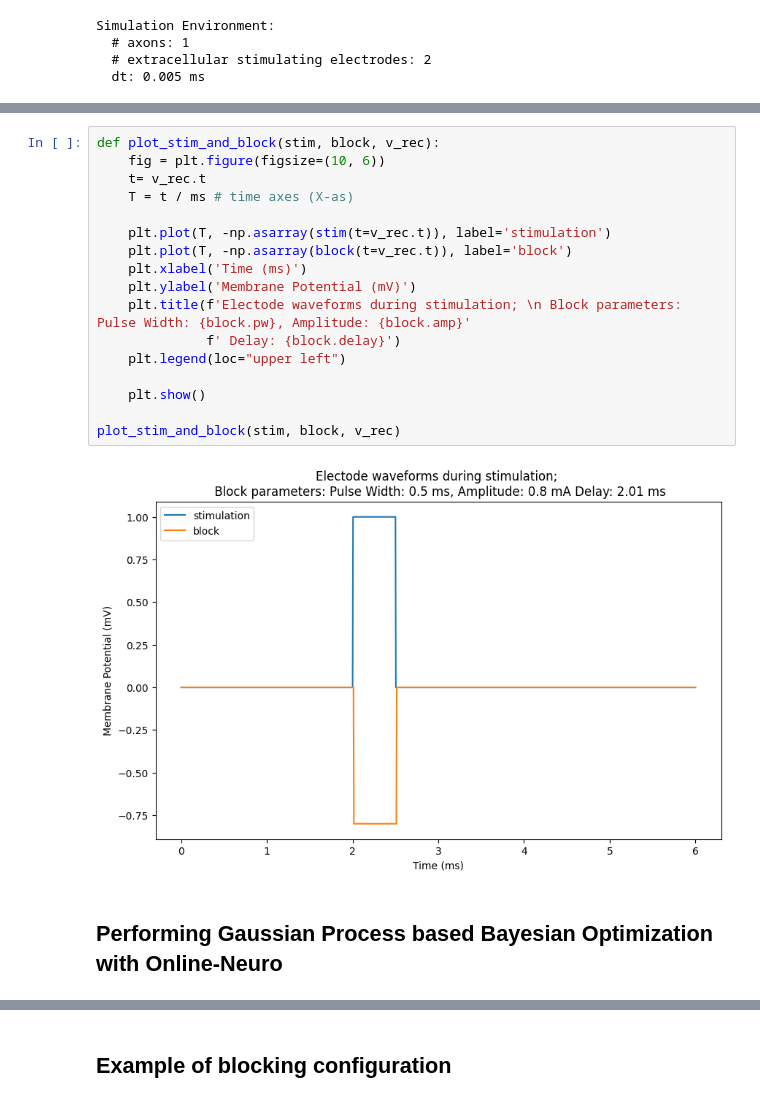
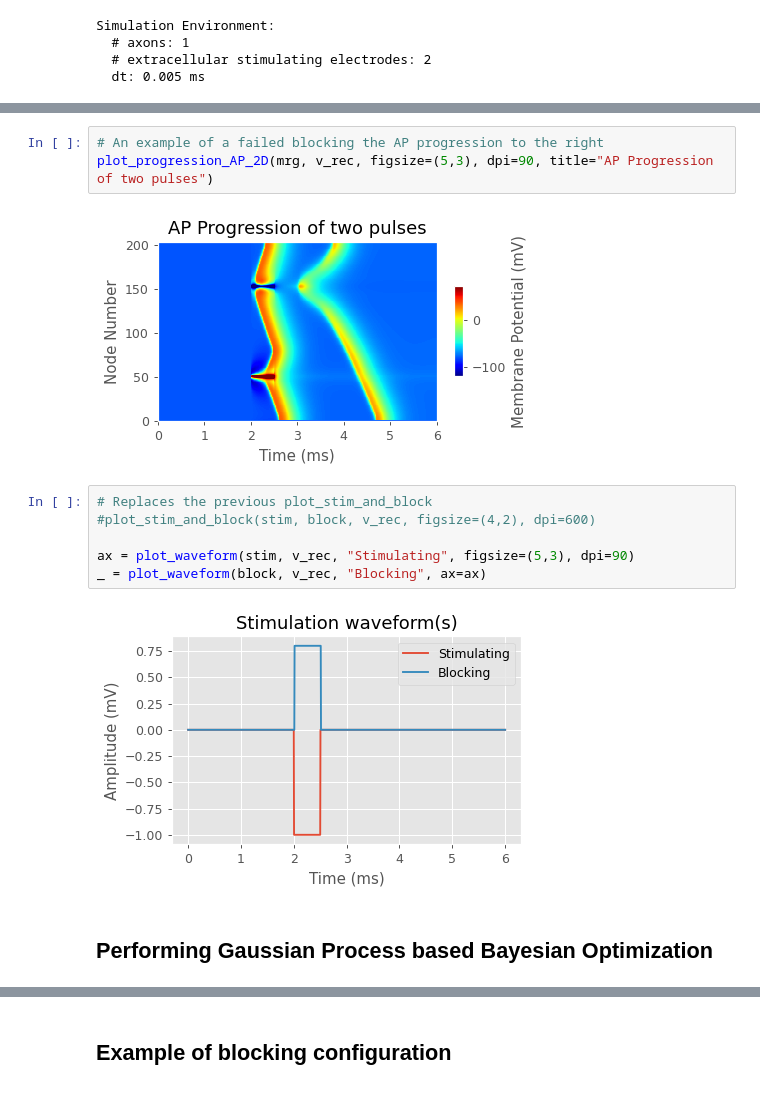
Before and after one commit to predict-idlab/OnlineNeuro, a Jupyter notebook: notebooks/GP_Cajal_AP_blocking.ipynb, the cells around one changed output, grey strips where cells are left out. Cells and saved outputs as stored; diff of their text form.

```diff
--- a/notebooks/GP_Cajal_AP_blocking.ipynb
+++ b/notebooks/GP_Cajal_AP_blocking.ipynb
@@ -215,21 +154,15 @@ plot_progression_AP_3D(mrg, v_rec)
-# %%
-def plot_stim_and_block(stim, block, v_rec):
-    fig = plt.figure(figsize=(10, 6))
-    t= v_rec.t
-    T = t / ms # time axes (X-as)
-
-    plt.plot(T, -np.asarray(stim(t=v_rec.t)), label='stimulation')
-    plt.plot(T, -np.asarray(block(t=v_rec.t)), label='block')
-    plt.xlabel('Time (ms)')
-    plt.ylabel('Membrane Potential (mV)')
-    plt.title(f'Electode waveforms during stimulation; \n Block parameters: Pulse Width: {block.pw}, Amplitude: {block.amp}'
-              f' Delay: {block.delay}')
-    plt.legend(loc="upper left")
-
-    plt.show()
-
-plot_stim_and_block(stim, block, v_rec)
-# %% [output]
-[figure, removed]
+# %%
+# An example of a failed blocking the AP progression to the right
+plot_progression_AP_2D(mrg, v_rec, figsize=(5,3), dpi=90, title="AP Progression of two pulses")
+# %% [output]
+[figure, added]
+# %%
+# Replaces the previous plot_stim_and_block
+#plot_stim_and_block(stim, block, v_rec, figsize=(4,2), dpi=600)
+
+ax = plot_waveform(stim, v_rec, "Stimulating", figsize=(5,3), dpi=90)
+_ = plot_waveform(block, v_rec, "Blocking", ax=ax)
+# %% [output]
+[figure, added]
 # %% [markdown]
-## Performing Gaussian Process based Bayesian Optimization with Online-Neuro
+## Performing Gaussian Process based Bayesian Optimization
```
Also changed, not shown: parts of 45 cells of this notebook, 12 other files.
